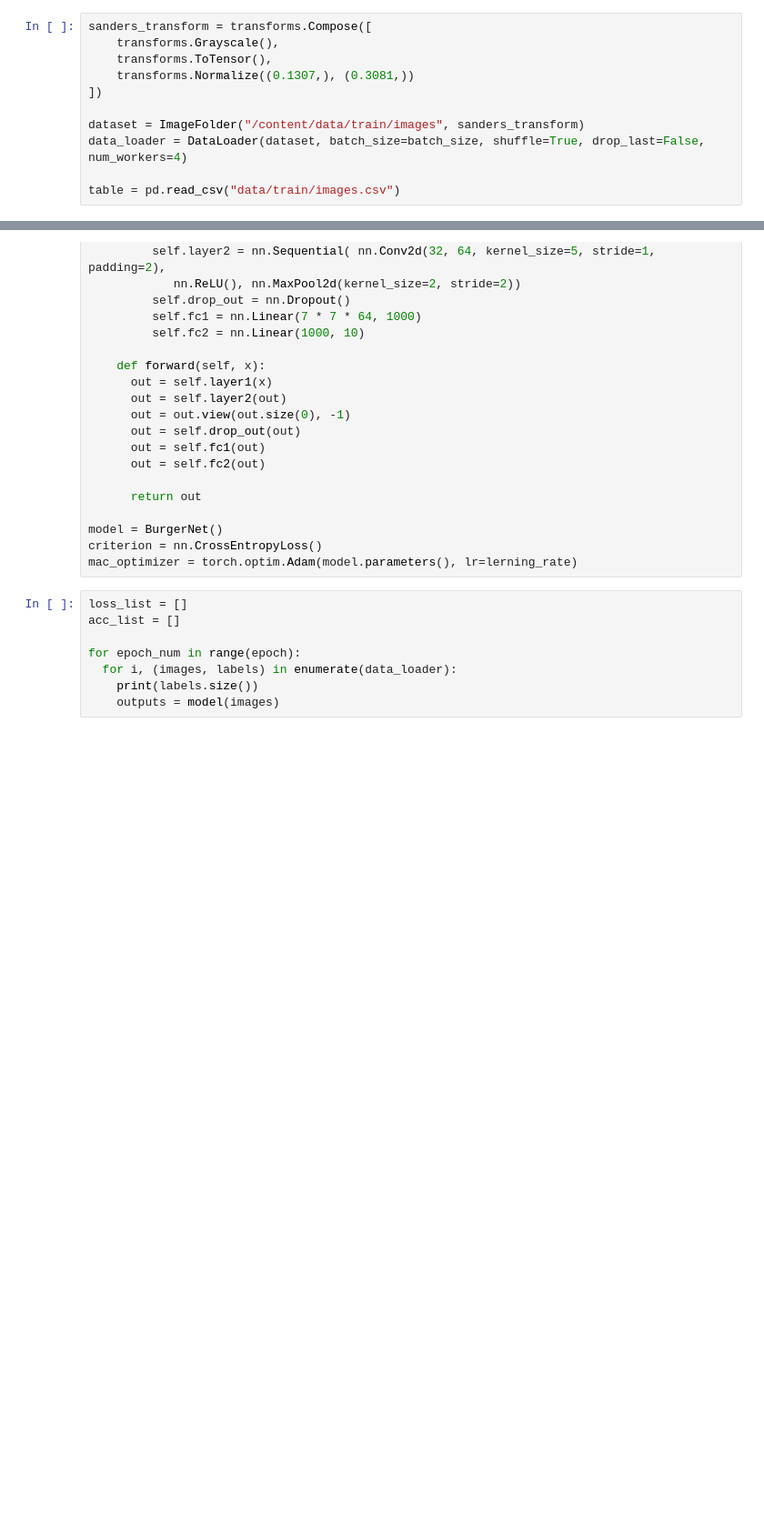
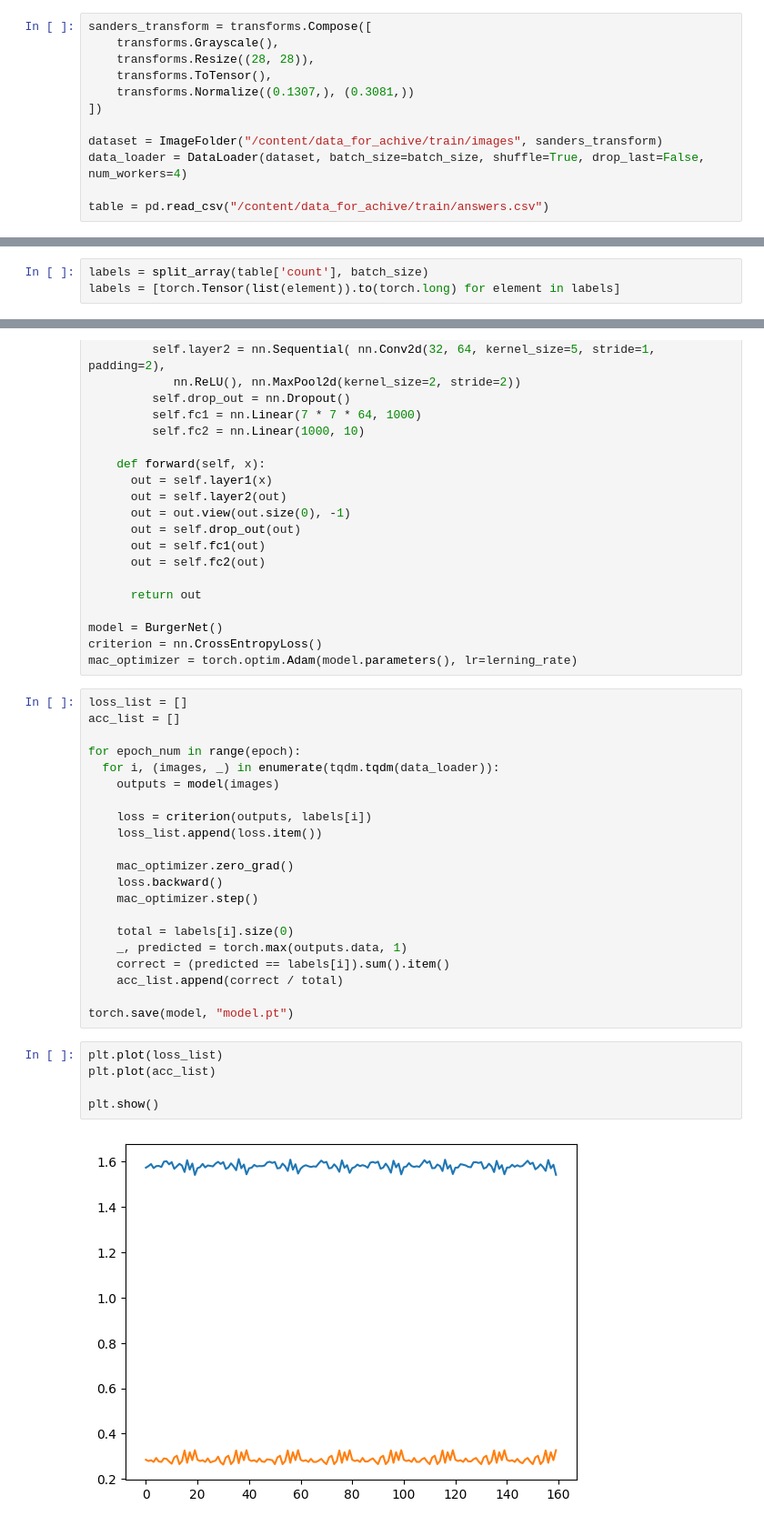
Before and after one commit to gimura2022/ObjectCountPyTorch, a Jupyter notebook: main.ipynb, the cells around one changed output, grey strips where cells are left out. Shown: that part at 91% size. Cells and saved outputs as stored; diff of their text form; blank space fills up the shorter version.

```diff
--- a/main.ipynb
+++ b/main.ipynb
@@ -16,11 +39,12 @@ epoch = 5
 # %%
 sanders_transform = transforms.Compose([
     transforms.Grayscale(),
+    transforms.Resize((28, 28)),
     transforms.ToTensor(),
     transforms.Normalize((0.1307,), (0.3081,))
 ])
 
-dataset = ImageFolder("/content/data/train/images", sanders_transform)
+dataset = ImageFolder("/content/data_for_achive/train/images", sanders_transform)
 data_loader = DataLoader(dataset, batch_size=batch_size, shuffle=True, drop_last=False, num_workers=4)
 
-table = pd.read_csv("data/train/images.csv")
+table = pd.read_csv("/content/data_for_achive/train/answers.csv")
@@ -51,3 +71,6 @@ labels
+# %%
+labels = split_array(table['count'], batch_size)
+labels = [torch.Tensor(list(element)).to(torch.long) for element in labels]
 # %%
 class BurgerNet(nn.Module):
     def __init__(self):
@@ -73,11 +96,31 @@ class BurgerNet(nn.Module):
 model = BurgerNet()
 criterion = nn.CrossEntropyLoss()
 mac_optimizer = torch.optim.Adam(model.parameters(), lr=lerning_rate)
-# %%
-loss_list = []
-acc_list = []
-
-for epoch_num in range(epoch):
-  for i, (images, labels) in enumerate(data_loader):
-    print(labels.size())
-    outputs = model(images)
+# %%
+loss_list = []
+acc_list = []
+
+for epoch_num in range(epoch):
+  for i, (images, _) in enumerate(tqdm.tqdm(data_loader)):
+    outputs = model(images)
+
+    loss = criterion(outputs, labels[i])
+    loss_list.append(loss.item())
+
+    mac_optimizer.zero_grad()
+    loss.backward()
+    mac_optimizer.step()
+
+    total = labels[i].size(0)
+    _, predicted = torch.max(outputs.data, 1)
+    correct = (predicted == labels[i]).sum().item()
+    acc_list.append(correct / total)
+
+torch.save(model, "model.pt")
+# %%
+plt.plot(loss_list)
+plt.plot(acc_list)
+
+plt.show()
+# %% [output]
+[figure, added]
```
Also changed, not shown: parts of 8 cells of this notebook.
